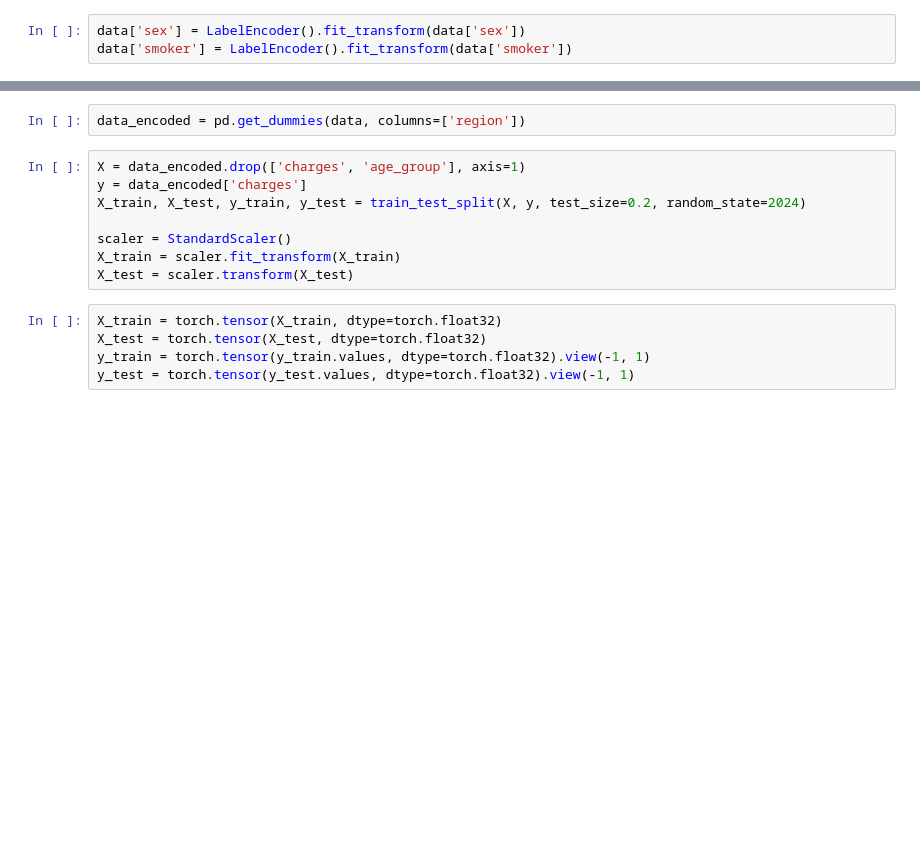
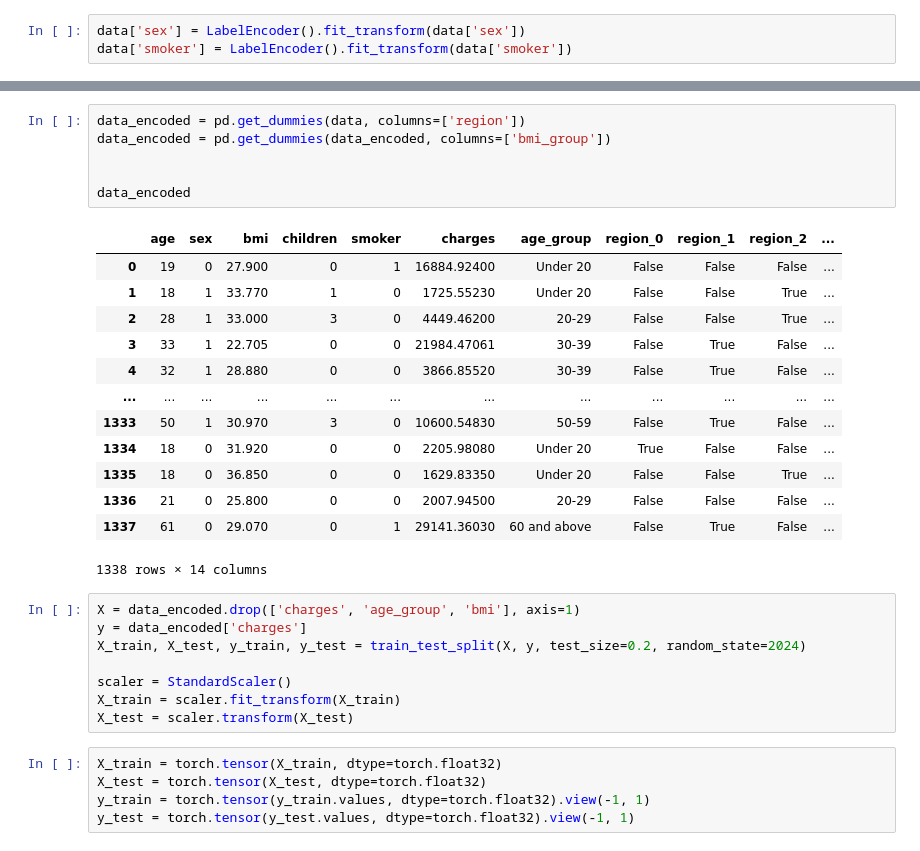
Before and after one commit to SaloWi/cas_mod4, a Jupyter notebook: M6_Project.ipynb, the cells around one changed output, grey strips where cells are left out. Cells and saved outputs as stored; diff of their text form; blank space fills up the shorter version.

```diff
--- a/M6_Project.ipynb
+++ b/M6_Project.ipynb
@@ -283,7 +330,25 @@ Index(['age', 'sex', 'bmi', 'children', 'smoker', 'region', 'charges',
 # %%
 data_encoded = pd.get_dummies(data, columns=['region'])
+data_encoded = pd.get_dummies(data_encoded, columns=['bmi_group'])
+
+
+data_encoded
+# %% [output]
+|  | age | sex | bmi | children | smoker | charges | age_group | region_0 | region_1 | region_2 | ... |
+| 0 | 19 | 0 | 27.900 | 0 | 1 | 16884.92400 | Under 20 | False | False | False | ... |
+| 1 | 18 | 1 | 33.770 | 1 | 0 | 1725.55230 | Under 20 | False | False | True | ... |
+| 2 | 28 | 1 | 33.000 | 3 | 0 | 4449.46200 | 20-29 | False | False | True | ... |
+| 3 | 33 | 1 | 22.705 | 0 | 0 | 21984.47061 | 30-39 | False | True | False | ... |
+| 4 | 32 | 1 | 28.880 | 0 | 0 | 3866.85520 | 30-39 | False | True | False | ... |
+| ... | ... | ... | ... | ... | ... | ... | ... | ... | ... | ... | ... |
+| 1333 | 50 | 1 | 30.970 | 3 | 0 | 10600.54830 | 50-59 | False | True | False | ... |
+| 1334 | 18 | 0 | 31.920 | 0 | 0 | 2205.98080 | Under 20 | True | False | False | ... |
+| 1335 | 18 | 0 | 36.850 | 0 | 0 | 1629.83350 | Under 20 | False | False | True | ... |
+| 1336 | 21 | 0 | 25.800 | 0 | 0 | 2007.94500 | 20-29 | False | False | False | ... |
+| 1337 | 61 | 0 | 29.070 | 0 | 1 | 29141.36030 | 60 and above | False | True | False | ... |
+1338 rows × 14 columns
 # %%
-X = data_encoded.drop(['charges', 'age_group'], axis=1)
+X = data_encoded.drop(['charges', 'age_group', 'bmi'], axis=1)
 y = data_encoded['charges']
 X_train, X_test, y_train, y_test = train_test_split(X, y, test_size=0.2, random_state=2024)
 
```
Also changed, not shown: parts of 17 cells of this notebook.
